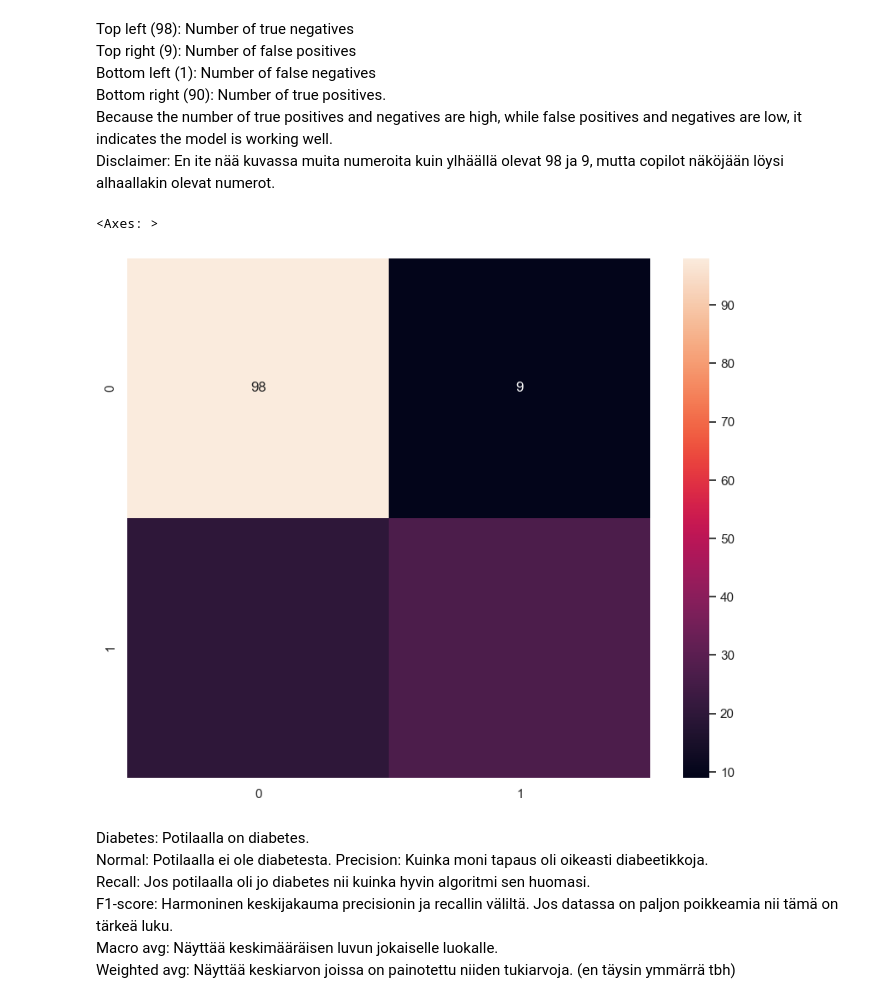
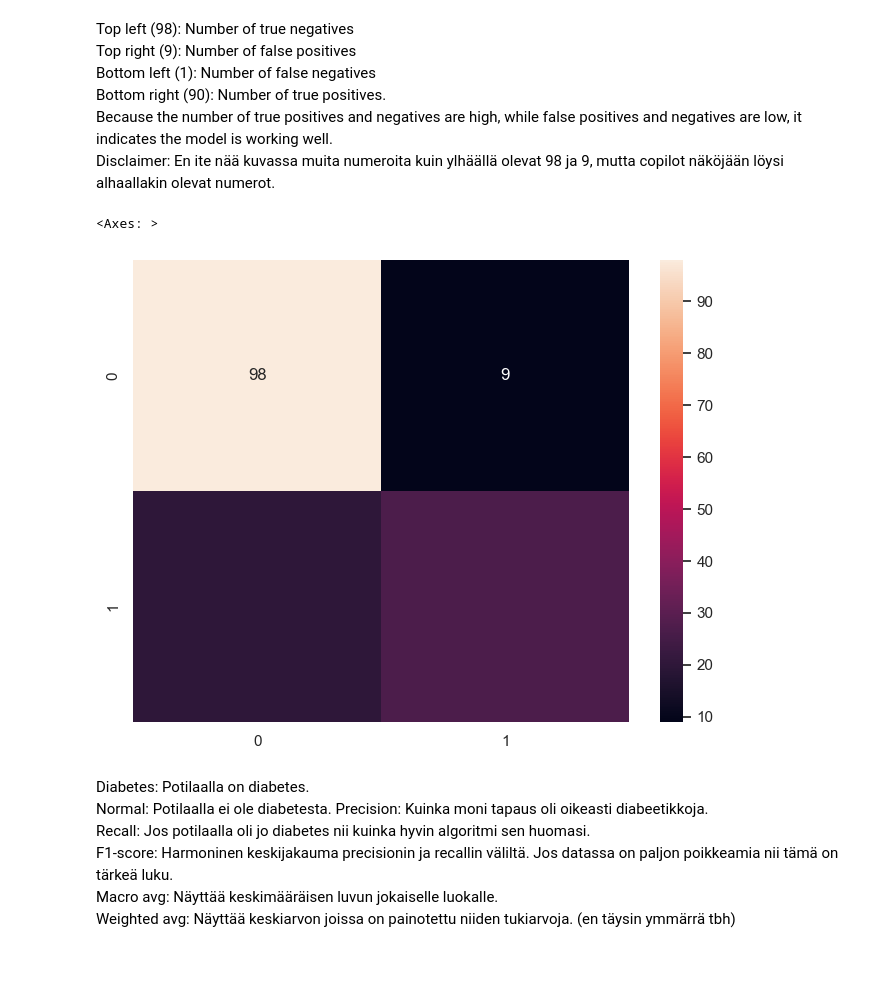
Before and after one commit to Gaires/Machine_Learning_Palautus, a Jupyter notebook: diabetes-classification-using-knn.ipynb, the cells around one changed output. Saved outputs shown, nothing was run; the diff lists cells and outputs as text; code cells hidden in the pictures; blank space fills up the shorter version.

```diff
--- a/diabetes-classification-using-knn.ipynb
+++ b/diabetes-classification-using-knn.ipynb
@@ -342,11 +340,11 @@ Disclaimer: En ite nää kuvassa muita numeroita kuin ylhäällä olevat 98 ja 9
 # %%
 
 mat = confusion_matrix(y_test, y_pred)
-plt.figure(figsize=(10, 8))
+plt.figure(figsize=(8, 6))
 sns.heatmap(mat, annot=True)
 # %% [output]
 <Axes: >
-[figure, old version]
+[figure, new version]
 # %% [markdown]
 Diabetes: Potilaalla on diabetes.
 Normal: Potilaalla ei ole diabetesta.
```
Also changed, not shown: parts of 16 cells of this notebook.
